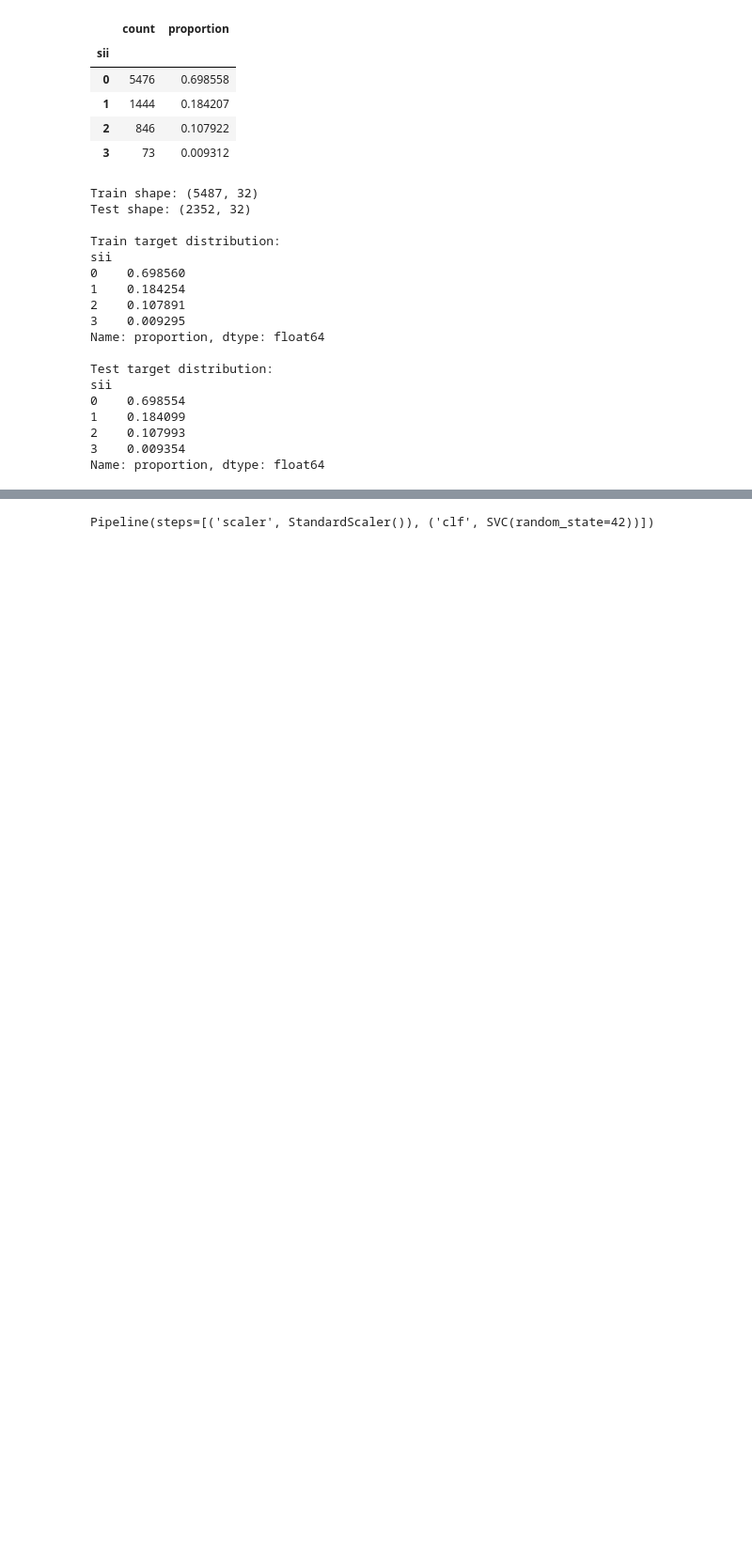
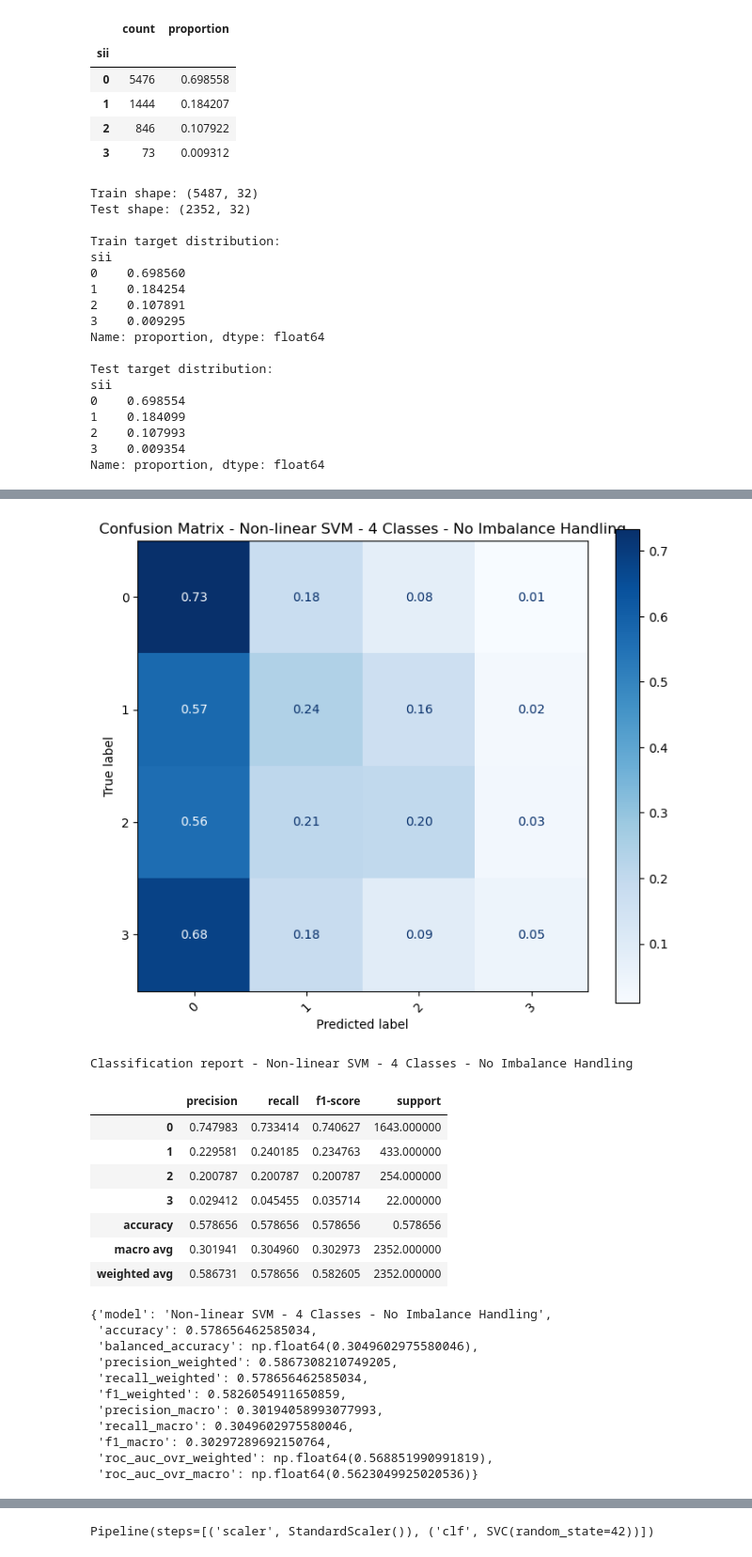
Before and after one commit to lorenzobuccolini03/Data-Mining---Advanced-Topics, a Jupyter notebook: Advanced Classification/SVM_lin_nonlin.ipynb, the cells around one changed output, grey strips where cells are left out. Shown at 94% size. Cells and saved outputs as stored; diff of their text form; code cells hidden in the pictures; blank space fills up the shorter version.

```diff
--- a/Advanced Classification/SVM_lin_nonlin.ipynb
+++ b/Advanced Classification/SVM_lin_nonlin.ipynb
@@ -85,0 +199,41 @@ cv = StratifiedKFold(
+# %%
+# Test the best non-linear SVM, 4 classes, no imbalance handling
+
+best_nonlinear_svm_4_no_imbalance = grid_nonlinear_svm_4_no_imbalance.best_estimator_
+
+results_nonlinear_svm_4_no_imbalance, report_nonlinear_svm_4_no_imbalance = evaluate_classifier(
+    model=best_nonlinear_svm_4_no_imbalance,
+    X_test=X_test,
+    y_test=y_test,
+    model_name="Non-linear SVM - 4 Classes - No Imbalance Handling",
+    labels=np.sort(y.unique()),
+    average="weighted",
+    plot_confusion=True,
+    plot_roc=False,
+    plot_pr=False,
+    normalize_cm="true"
+)
+
+results_nonlinear_svm_4_no_imbalance
+# %% [output]
+[figure, added]
+Classification report - Non-linear SVM - 4 Classes - No Imbalance Handling
+|  | precision | recall | f1-score | support |
+| 0 | 0.747983 | 0.733414 | 0.740627 | 1643.000000 |
+| 1 | 0.229581 | 0.240185 | 0.234763 | 433.000000 |
+| 2 | 0.200787 | 0.200787 | 0.200787 | 254.000000 |
+| 3 | 0.029412 | 0.045455 | 0.035714 | 22.000000 |
+| accuracy | 0.578656 | 0.578656 | 0.578656 | 0.578656 |
+| macro avg | 0.301941 | 0.304960 | 0.302973 | 2352.000000 |
+| weighted avg | 0.586731 | 0.578656 | 0.582605 | 2352.000000 |
+{'model': 'Non-linear SVM - 4 Classes - No Imbalance Handling',
+ 'accuracy': 0.578656462585034,
+ 'balanced_accuracy': np.float64(0.3049602975580046),
+ 'precision_weighted': 0.5867308210749205,
+ 'recall_weighted': 0.578656462585034,
+ 'f1_weighted': 0.5826054911650859,
+ 'precision_macro': 0.30194058993077993,
+ 'recall_macro': 0.3049602975580046,
+ 'f1_macro': 0.30297289692150764,
+ 'roc_auc_ovr_weighted': np.float64(0.568851990991819),
+ 'roc_auc_ovr_macro': np.float64(0.5623049925020536)}
```
Also changed, not shown: parts of 10 cells of this notebook, 2 other files.
